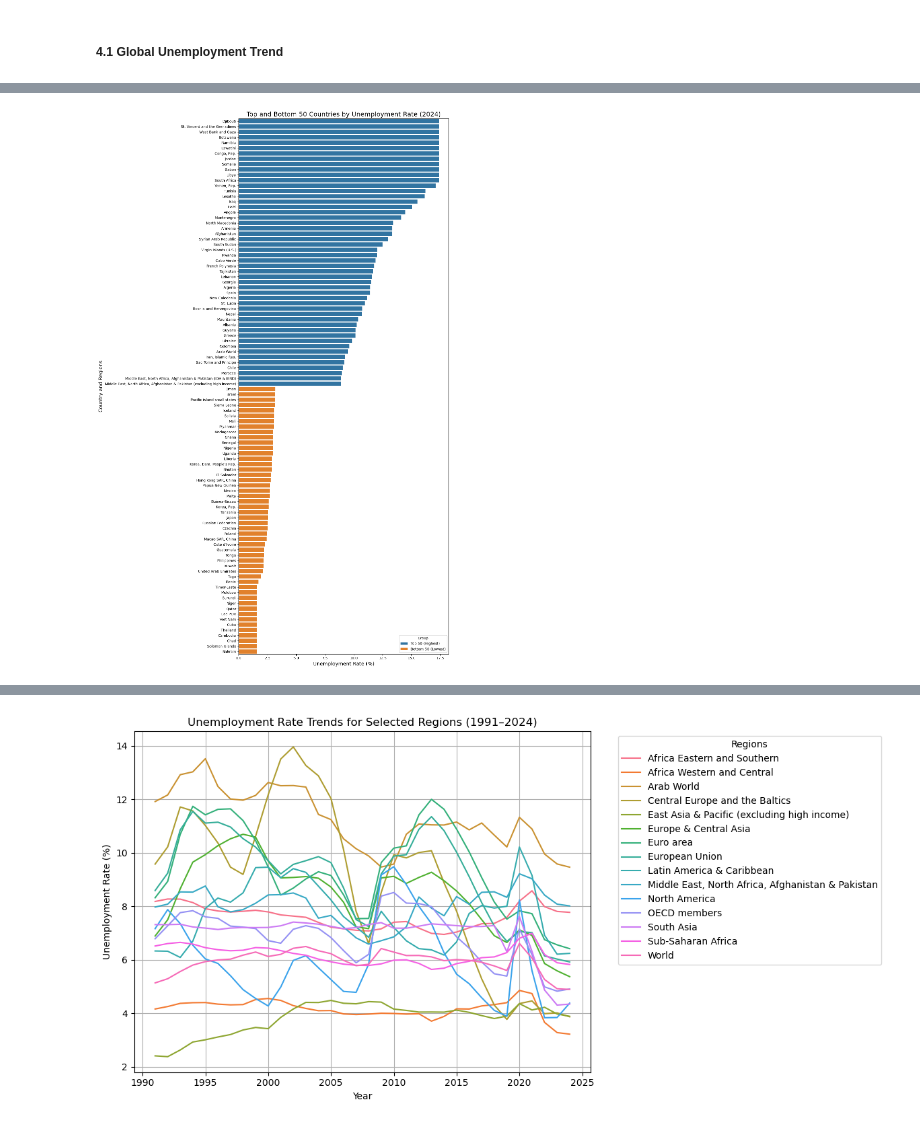
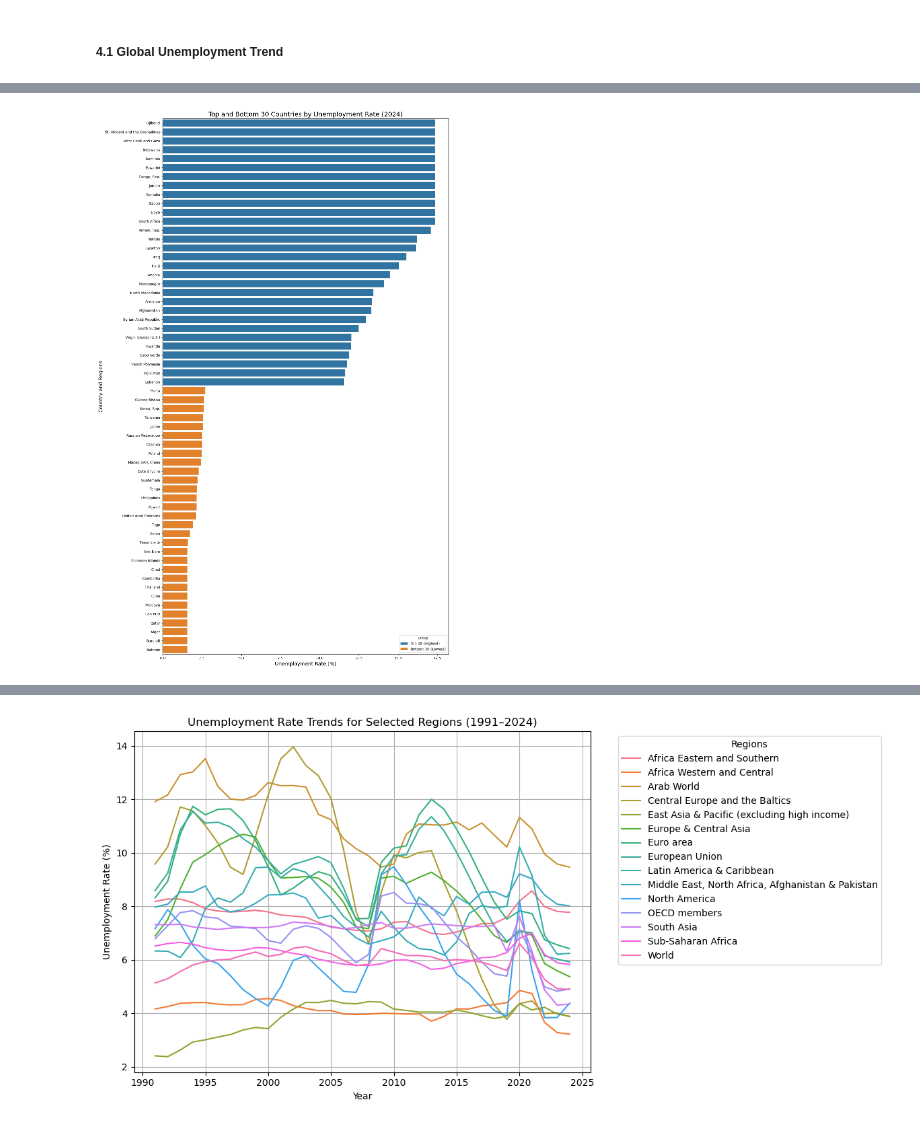
Before and after one commit to Josh-chief/Unemployment_Rate, a Jupyter notebook: Unemployment_Rates.ipynb, the cells around one changed output, grey strips where cells are left out. Saved outputs shown, nothing was run; the diff lists cells and outputs as text; code cells hidden in the pictures.

```diff
--- a/Unemployment_Rates.ipynb
+++ b/Unemployment_Rates.ipynb
@@ -341,0 +367,28 @@ Shape of long dataframe: (7990, 4)
+# %%
+# Melt the dataframe to long format,It reshapes your data for easy plotting and analysis across countries and years.
+# Each row is a single country-year observation.
+
+
+df_long = pd.melt(
+    df_cleaned,
+    id_vars=['Country Name', 'Country Code'],
+    value_vars=year_cols,
+    var_name='Year',
+    value_name='Unemployment Rate'
+)
+
+# Convert Year and Unemployment Rate to correct types
+df_long['Year'] = df_long['Year'].astype(int)
+df_long['Unemployment Rate'] = df_long['Unemployment Rate'].astype(float)
+
+# Drop rows where Unemployment Rate is missing (NaN)
+df_long = df_long.dropna(subset=['Unemployment Rate'])
+
+# EDA: Print shape and a few summaries
+print(df_long.head(20))
+print(f"\nShape of long dataframe: {df_long.shape}")
+print(f"Number of unique countries: {df_long['Country Name'].nunique()}")
+print(f"Years available: {sorted(df_long['Year'].unique())}")
+print(f"Missing values in Unemployment Rate: {df_long['Unemployment Rate'].isnull().sum()}")
+print("\nSummary statistics for Unemployment Rate:")
+print(df_long['Unemployment Rate'].describe())
@@ -391,38 +509,38 @@ Identify countries with the highest and lowest unemployment rates in the most re
 # %%
 # This identifies countries with extreme unemployment rates in 2024, providing insight into economic disparities.
 # Filter for 2024 and sort by unemployment rate
 df_2024 = df_long[df_long['Year'] == 2024][['Country Name', 'Unemployment Rate']].sort_values(by='Unemployment Rate', ascending=False)
 
-# Top 50 and bottom 50
-top_50 = df_2024.head(50).copy()
-bottom_50 = df_2024.tail(50).copy()
+# Top 30 and bottom 30
+top_30 = df_2024.head(30).copy()
+bottom_30 = df_2024.tail(30).copy()
 
 # Add group labels
-top_50['Group'] = 'Top 50 (Highest)'
-bottom_50['Group'] = 'Bottom 50 (Lowest)'
+top_30['Group'] = 'Top 30 (Highest)'
+bottom_30['Group'] = 'Bottom 30 (Lowest)'
 
 # Combine data
-extreme_countries = pd.concat([top_50, bottom_50])
+extreme_countries = pd.concat([top_30, bottom_30])
 
 # Sort for visualization
 extreme_countries = extreme_countries.sort_values(by='Unemployment Rate', ascending=False)
 
 # Plot bar chart
 plt.figure(figsize=(14, 22))  # taller for 100 countries
 sns.barplot(
     data=extreme_countries,
     x='Unemployment Rate',
     y='Country Name',
     hue='Group',
     dodge=False
 )
 
-plt.title('Top and Bottom 50 Countries by Unemployment Rate (2024)', fontsize=18)
+plt.title('Top and Bottom 30 Countries by Unemployment Rate (2024)', fontsize=18)
 plt.xlabel('Unemployment Rate (%)', fontsize=14)
 plt.ylabel('Country and Regions', fontsize=14)
 plt.legend(title='Group')
 plt.tight_layout()
 plt.show()
 # %% [output]
-[figure, old version]
+[figure, new version]
 # %% [markdown]
```
Also changed, not shown: parts of 32 cells of this notebook, 3 other files.
